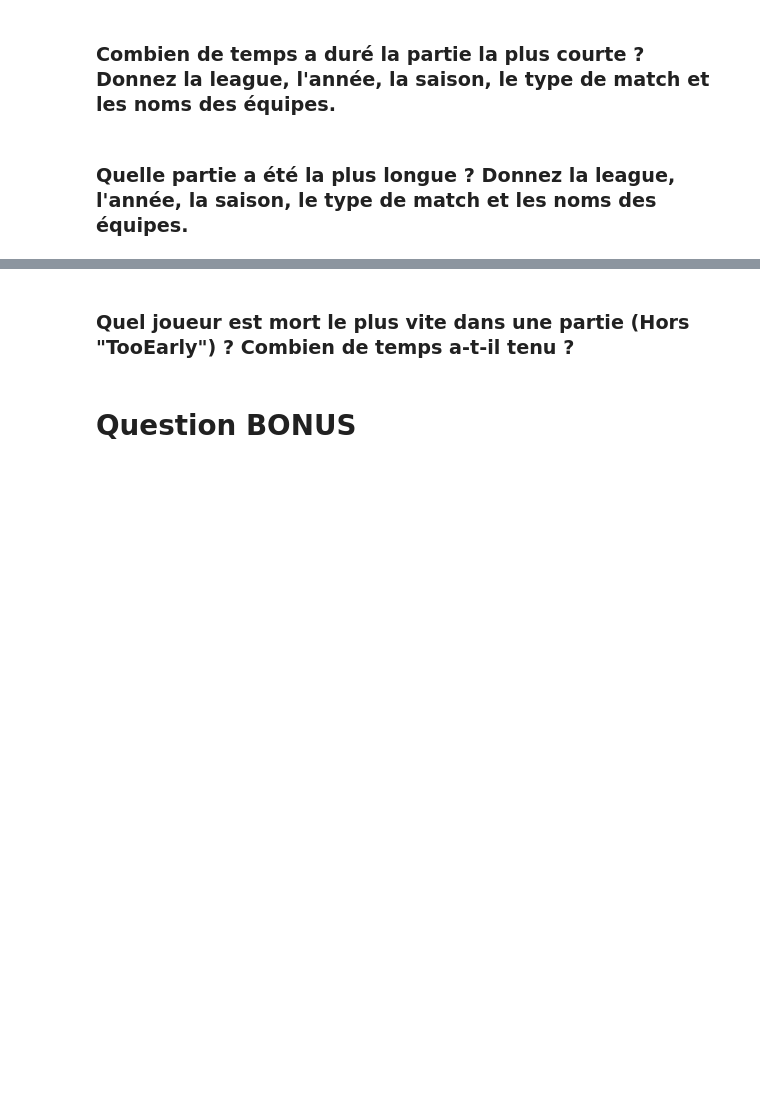
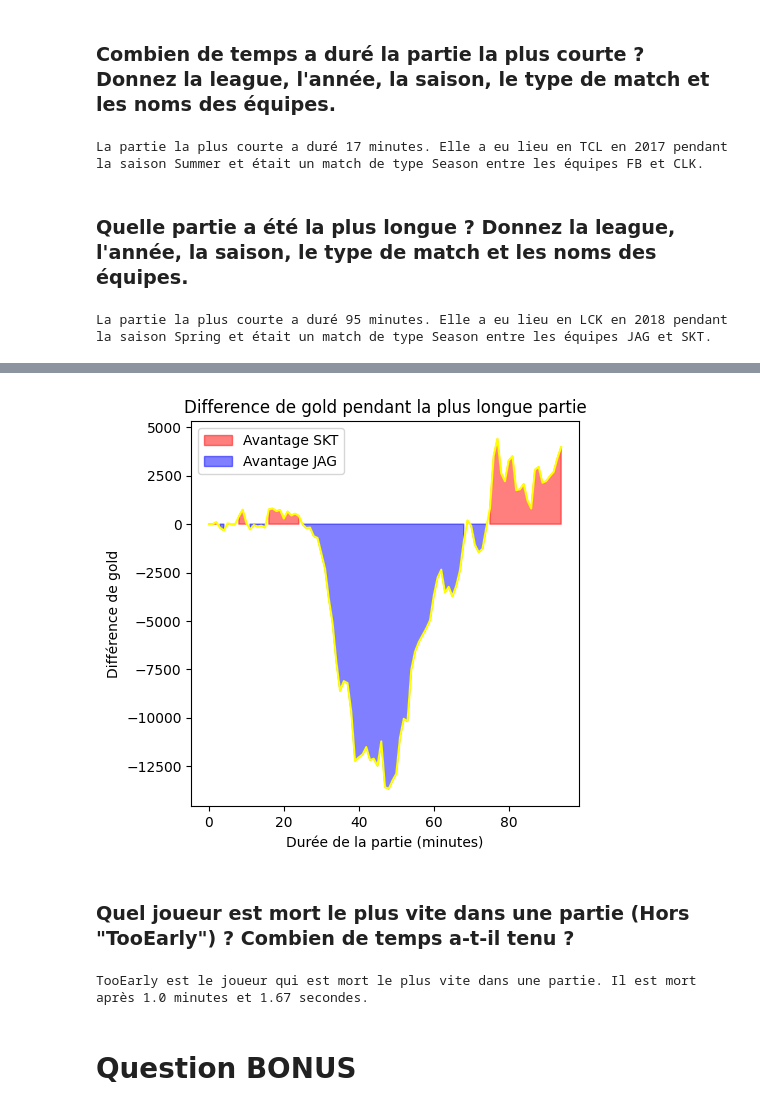
Before and after one commit to SephyrothC/LeagueOfLegend, a Jupyter notebook: sujet.ipynb, the cells around one changed output, grey strips where cells are left out. Drawn from its saved outputs; the diff is of its cells as text; code cells hidden in the pictures; blank space fills up the shorter version.

```diff
--- a/sujet.ipynb
+++ b/sujet.ipynb
@@ -216,12 +429,91 @@ Le joueur mort le plus de fois en moyenne par partie est TSM Svenskeren avec 101
 # %% [markdown]
 ### Combien de temps a duré la partie la plus courte ? Donnez la league, l'année, la saison, le type de match et les noms des équipes.
+# %%
+# Find the ID of the shortest game
+shortest_game_id = df['gamelength'].idxmin()
+
+# Get the league, year, season, match type, and team names of the shortest game
+shortest_game_league = df.loc[shortest_game_id, 'League']
+shortest_game_year = df.loc[shortest_game_id, 'Year']
+shortest_game_season = df.loc[shortest_game_id, 'Season']
+shortest_game_match_type = df.loc[shortest_game_id, 'Type_match']
+shortest_game_blue_team = df.loc[shortest_game_id, 'blueTeamTag']
+shortest_game_red_team = df.loc[shortest_game_id, 'redTeamTag']
+
+print(f"La partie la plus courte a duré {df.loc[shortest_game_id, 'gamelength']} minutes. Elle a eu lieu en {shortest_game_league} en {shortest_game_year} pendant la saison {shortest_game_season} et était un match de type {shortest_game_match_type} entre les équipes {shortest_game_blue_team} et {shortest_game_red_team}.")
+# %% [output]
+La partie la plus courte a duré 17 minutes. Elle a eu lieu en TCL en 2017 pendant la saison Summer et était un match de type Season entre les équipes FB et CLK.
 # %% [markdown]
 ### Quelle partie a été la plus longue ?  Donnez la league, l'année, la saison, le type de match et les noms des équipes.
+# %%
+# Find the ID of the shortest game
+shortest_game_id = df['gamelength'].idxmax()
+
+# Get the league, year, season, match type, and team names of the shortest game
+shortest_game_league = df.loc[shortest_game_id, 'League']
+shortest_game_year = df.loc[shortest_game_id, 'Year']
+shortest_game_season = df.loc[shortest_game_id, 'Season']
+shortest_game_match_type = df.loc[shortest_game_id, 'Type_match']
+shortest_game_blue_team = df.loc[shortest_game_id, 'blueTeamTag']
+shortest_game_red_team = df.loc[shortest_game_id, 'redTeamTag']
+
+print(f"La partie la plus courte a duré {df.loc[shortest_game_id, 'gamelength']} minutes. Elle a eu lieu en {shortest_game_league} en {shortest_game_year} pendant la saison {shortest_game_season} et était un match de type {shortest_game_match_type} entre les équipes {shortest_game_blue_team} et {shortest_game_red_team}.")
+# %% [output]
+La partie la plus courte a duré 95 minutes. Elle a eu lieu en LCK en 2018 pendant la saison Spring et était un match de type Season entre les équipes JAG et SKT.
 # %% [markdown]
 ### Affichez la courbe de golddiff de cette partie en précisant les tags d'équipes.
 Vous devriez obtenir cette image : ![./images/gold_diff.png](./images/gold_diff.png "Title")
+# %%
+
+import numpy as np
+
+# Find the ID of the longest game
+longest_game_id = df['gamelength'].idxmax()
+
+# Filter the original DataFrame to only include rows from the longest game
+longest_game = df[df['Address'] == df.loc[longest_game_id, 'Address']]
+
+# Get the list of Gold differences for each minute of the game
+gold_diffPerMin = longest_game[longest_game['Type_gold'] == 'golddiff']['Gold_per_min']
+
+# Convert the 'Gold_per_min' column to a list of numbers
+gold_diffPerMin = gold_diffPerMin.apply(ast.literal_eval)
+
+# Plot the Gold difference per minute
+plt.figure(figsize=(5, 5), dpi=100, facecolor='w', edgecolor='k')
+plt.plot(gold_diffPerMin.iloc[0], color='yellow')  # Plot the first (and only) row
+
+# Fill the area above and below zero with different colors
+plt.fill_between(range(len(gold_diffPerMin.iloc[0])), gold_diffPerMin.iloc[0], where=np.array(gold_diffPerMin.iloc[0])>=0, color='red', alpha=0.5, label='Avantage SKT')
+plt.fill_between(range(len(gold_diffPerMin.iloc[0])), gold_diffPerMin.iloc[0], where=np.array(gold_diffPerMin.iloc[0])<0, color='blue', alpha=0.5, label='Avantage JAG')
+
+plt.title("Difference de gold pendant la plus longue partie")
+plt.xlabel("Durée de la partie (minutes)")
+plt.ylabel("Différence de gold")
+plt.legend()
+plt.show()
+# %% [output]
+[figure, added]
 # %% [markdown]
 ### Quel joueur est mort le plus vite dans une partie (Hors "TooEarly") ? Combien de temps a-t-il tenu ?
+# %%
+df_TimeKillsWithoutTooEarly = df[df['Time_kills'] != 'TooEarly']
+df_TimeKillsWithoutTooEarly['Time_kills'] = pd.to_numeric(df_TimeKillsWithoutTooEarly['Time_kills'], errors='coerce')
+
+# Find the ID of the player who died the fastest
+fastest_death_id = df_TimeKillsWithoutTooEarly['Time_kills'].idxmin()
+
+# Get the player who died the fastest
+fastest_death_player = df_TimeKillsWithoutTooEarly.loc[fastest_death_id, 'Victim']
+fastest_death_time = df_TimeKillsWithoutTooEarly.loc[fastest_death_id, 'Time_kills']
+
+# Transform the time from minutes to a more readable format
+minutes = fastest_death_time*100 // 60
+seconds = round(fastest_death_time*100 % 60, 2)
+
+print(f"{fastest_death_player} est le joueur qui est mort le plus vite dans une partie. Il est mort après {minutes} minutes et {seconds} secondes.")
+# %% [output]
+TooEarly est le joueur qui est mort le plus vite dans une partie. Il est mort après 1.0 minutes et 1.67 secondes.
 # %% [markdown]
 # Question BONUS
 # %% [markdown]
```
Also changed, not shown: parts of 16 cells of this notebook, 2 other files.
